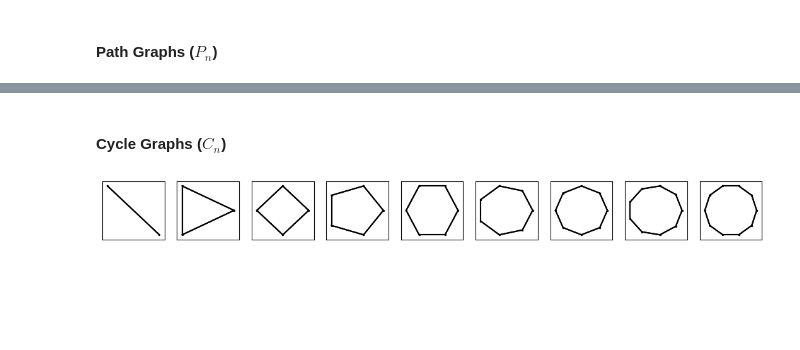
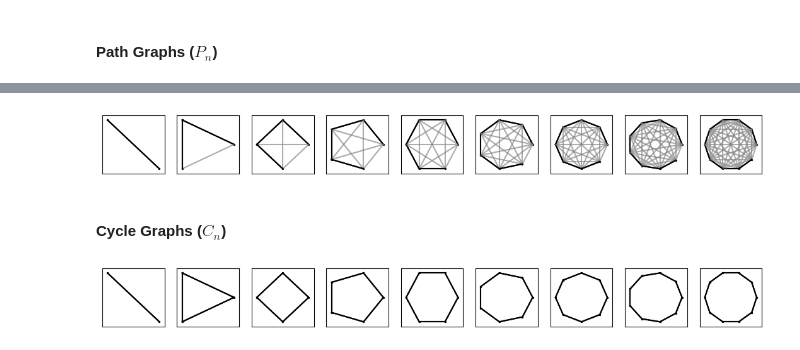
Before and after one commit to orwellian225/Code, a Jupyter notebook: classical/Graphs.ipynb, the cells around one changed output, grey strips where cells are left out. Drawn from its saved outputs; the diff is of its cells as text; code cells hidden in the pictures; blank space fills up the shorter version.

Commit message:
add: Subgraph-Iso alg and testing

```diff
--- a/classical/Graphs.ipynb
+++ b/classical/Graphs.ipynb
@@ -158,6 +158,24 @@ shape: (9, 6)
 | 1010010001000010000010000001 | 172236929 | 8 | 7 | 28 | [1, 2, 2, 2, 2, 2, 2, 1] |
 | 101001000100001000001000000100000001 | 44092653825 | 9 | 8 | 36 | [1, 2, 2, 2, 2, 2, 2, 2, 1] |
 | 101001000100001000001000000100000... | 22575438758401 | 10 | 9 | 45 | [1, 2, 2, 2, 2, 2, 2, 2, 2, 1] |
+# %%
+# subgraph paths
+figure, axes = plt.subplots(1, graph_range.stop - 2)
+figure.set_figheight(1.2)
+figure.set_figwidth(1.5 * (graph_range.stop - 2))
+
+new_graphs = []
+for n in graph_range:
+    g = Graph.subgraph_path_n(n)
+    g.plot_graph(axes[n - 2])
+
+    new_graphs.append([
+        g, g.properties.id, g.properties.order, g.properties.size, g.properties.encoding_length, g.get_edge_sequence()
+    ])
+
+plt.show()
+# %% [output]
+[figure, added]
 # %% [markdown]
 #### Cycle Graphs ($C_n$)
 # %%
```
Also changed, not shown: parts of 1 cell of this notebook, 2 other files.
